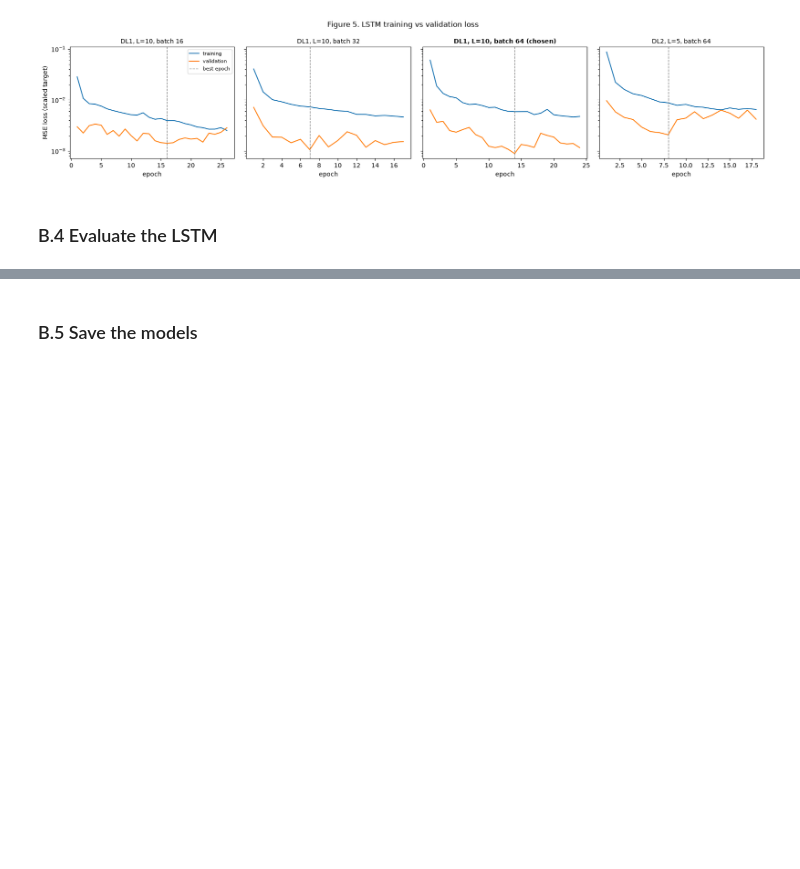
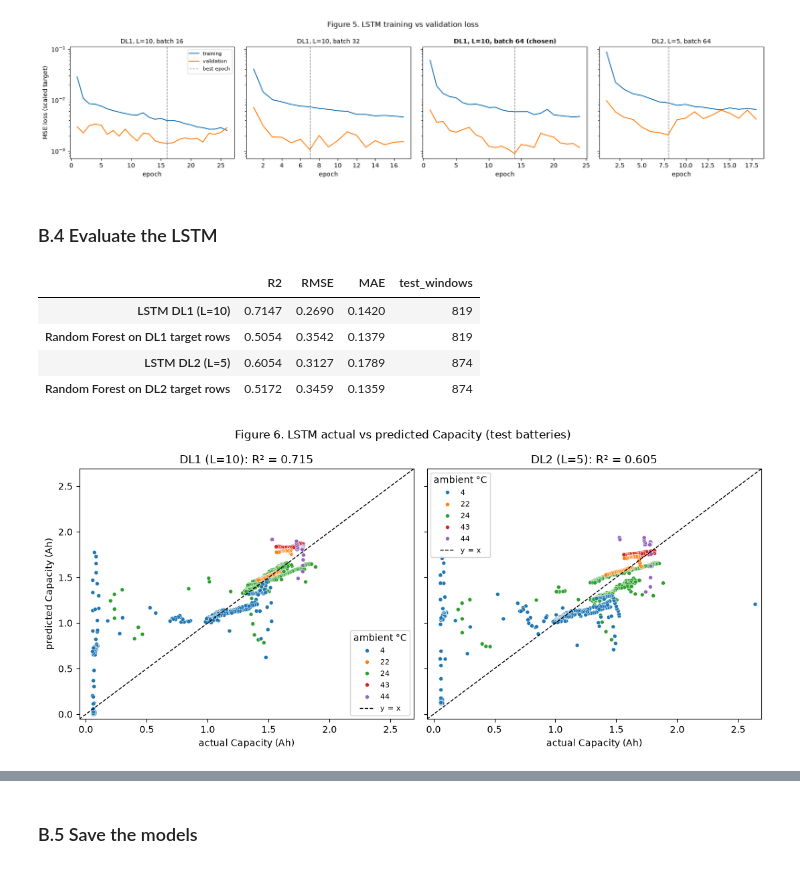
Before and after one commit to MaiChiLe113/Exploratory-Data-Analysis-NASA-Battery, a Jupyter notebook: asm_3/Portfolio_Assessment3_LeMaiChi.ipynb, the cells around one changed output, grey strips where cells are left out. Cells and saved outputs as stored; diff of their text form; code cells hidden in the pictures; blank space fills up the shorter version.

Commit message:
Evaluate DL1 LSTM

```diff
--- a/asm_3/Portfolio_Assessment3_LeMaiChi.ipynb
+++ b/asm_3/Portfolio_Assessment3_LeMaiChi.ipynb
@@ -367,3 +367,46 @@ Deep Learning 2 (L = 5):
 [figure]
 # %% [markdown]
 ### B.4 Evaluate the LSTM
+# %%
+best_a = models[BEST_A]
+
+def predict_ah(model, data):
+    X_te, _, idx = data["test"]
+    pred = y_scaler.inverse_transform(model.predict(X_te, verbose=0)).ravel()
+    return seq.loc[idx].assign(pred=pred, pred_A=best_a.predict(seq.loc[idx, PREDICTORS]))
+
+res1, res2 = predict_ah(lstm1, dl1), predict_ah(lstm2, dl2)
+
+lstm_scores = pd.DataFrame({
+    f"LSTM DL1 (L={L1})": metrics(res1["Capacity"], res1["pred"]),
+    f"{BEST_A} on DL1 target rows": metrics(res1["Capacity"], res1["pred_A"]),
+    f"LSTM DL2 (L={L2})": metrics(res2["Capacity"], res2["pred"]),
+    f"{BEST_A} on DL2 target rows": metrics(res2["Capacity"], res2["pred_A"]),
+}).T
+lstm_scores["test_windows"] = [len(res1), len(res1), len(res2), len(res2)]
+display(lstm_scores)
+
+fig, axes = plt.subplots(1, 2, figsize=(11, 5), sharex=True, sharey=True)
+lims = [min(seq["Capacity"].min(), res1["pred"].min(), res2["pred"].min()) - 0.05,
+        max(seq["Capacity"].max(), res1["pred"].max(), res2["pred"].max()) + 0.05]
+temps = [str(t) for t in sorted(seq["ambient_temperature"].unique())]
+for ax, (title, res) in zip(axes, [(f"DL1 (L={L1})", res1), (f"DL2 (L={L2})", res2)]):
+    sns.scatterplot(data=res, x="Capacity", y="pred", hue=res["ambient_temperature"].astype(str),
+                    hue_order=temps, palette="tab10", s=18, ax=ax)
+    ax.plot(lims, lims, "k--", lw=1, label="y = x")
+    r2 = r2_score(res["Capacity"], res["pred"])
+    ax.set_title(f"{title}: R² = {r2:.3f}")
+    ax.set_xlabel("actual Capacity (Ah)"); ax.set_ylabel("predicted Capacity (Ah)")
+    ax.legend(title="ambient °C", fontsize=8)
+axes[0].set_xlim(lims); axes[0].set_ylim(lims)
+fig.suptitle("Figure 6. LSTM actual vs predicted Capacity (test batteries)")
+plt.tight_layout()
+save_fig("figure_06_lstm_actual_vs_pred")
+plt.show()
+# %% [output]
+|  | R2 | RMSE | MAE | test_windows |
+| LSTM DL1 (L=10) | 0.7147 | 0.2690 | 0.1420 | 819 |
+| Random Forest on DL1 target rows | 0.5054 | 0.3542 | 0.1379 | 819 |
+| LSTM DL2 (L=5) | 0.6054 | 0.3127 | 0.1789 | 874 |
+| Random Forest on DL2 target rows | 0.5172 | 0.3459 | 0.1359 | 874 |
+[figure, added]
```
Also changed, not shown: parts of 1 cell of this notebook, 2 other files.
